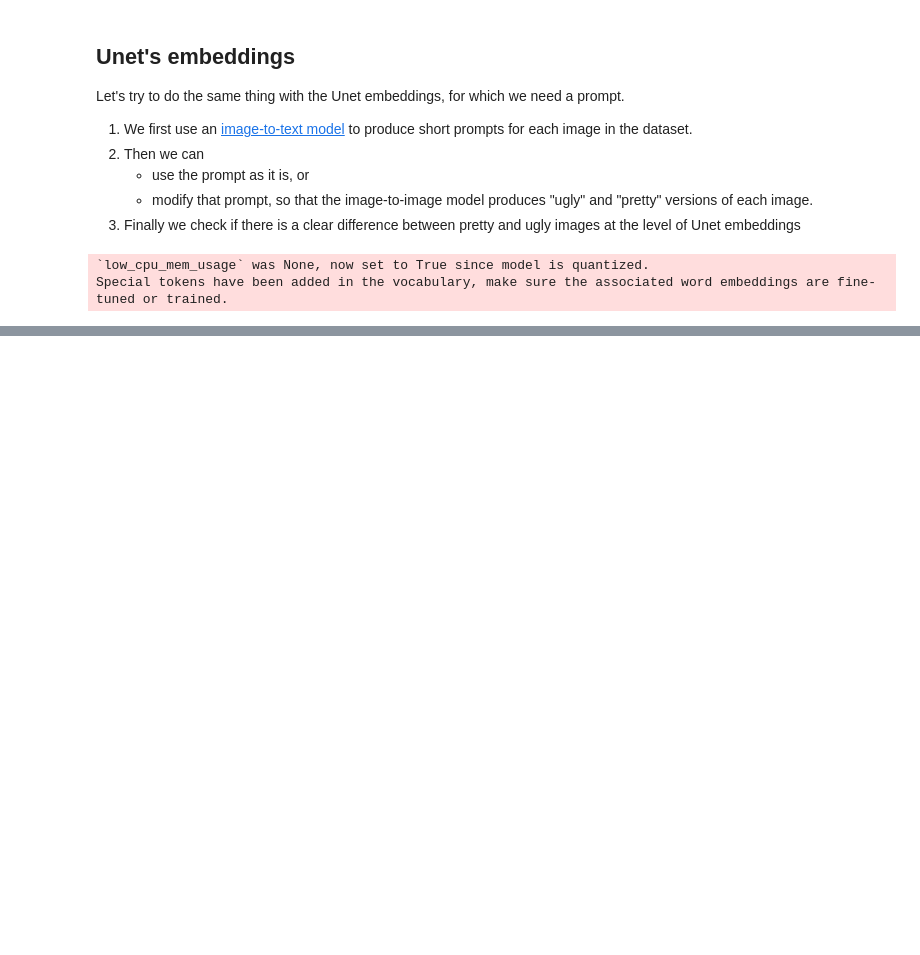
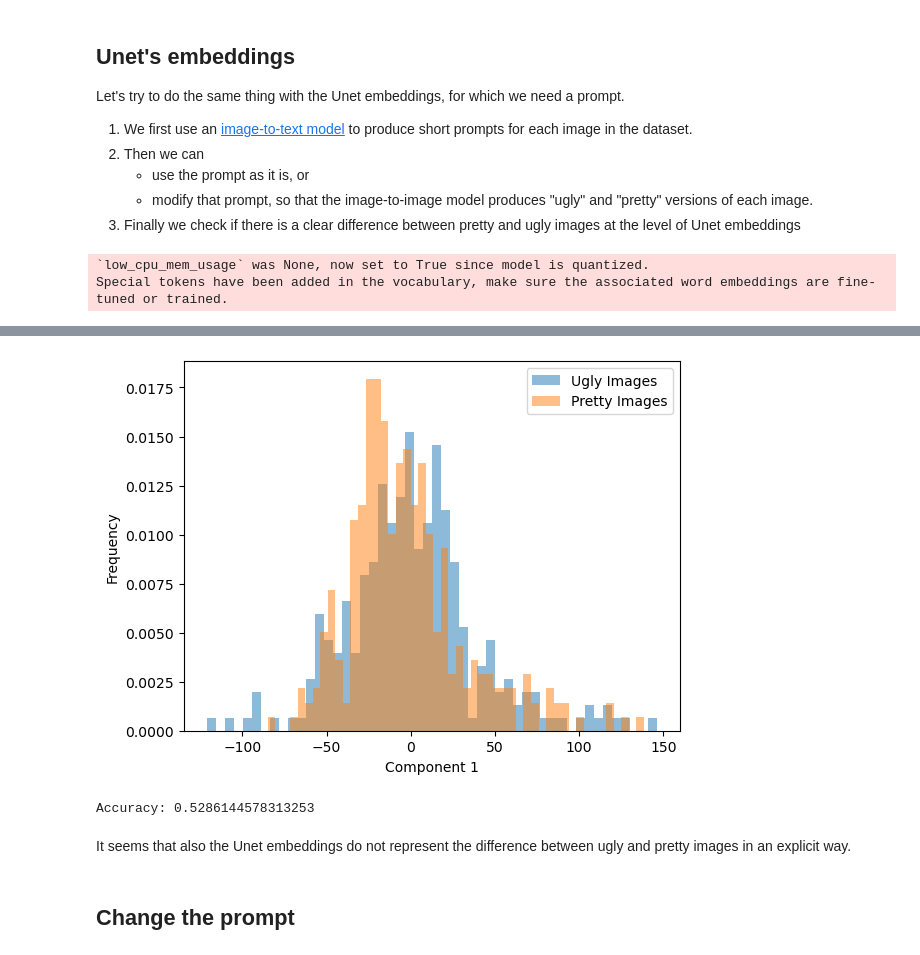
Before and after one commit to eloMG/gen-ai-photography, a Jupyter notebook: esthetic.ipynb, the cells around one changed output, grey strips where cells are left out. Saved outputs shown, nothing was run; the diff lists cells and outputs as text; code cells hidden in the pictures; blank space fills up the shorter version.

```diff
--- a/esthetic.ipynb
+++ b/esthetic.ipynb
@@ -324,0 +401,38 @@ l = ['Two butterflies are perched on a plant, one on the left and the other on t
+# %%
+plt.hist(ugly_img[:, 0], density=True, bins=50, alpha=0.5, label='Ugly Images')
+plt.hist(pretty_img[:, 0], density=True, bins=50, alpha=0.5, label='Pretty Images')
+plt.xlabel('Component 1')
+plt.ylabel('Frequency')
+plt.legend()
+plt.show()
+# %% [output]
+[figure, added]
+# %%
+from sklearn.model_selection import train_test_split
+from sklearn.linear_model import LogisticRegression
+from sklearn.metrics import accuracy_score
+
+pretty_idx = scores > 0.5
+
+# Split the data into train and test sets
+embeds = rearrange(n_latents, 'b c w h -> b (c w h)')
+X_train, X_test, y_train, y_test = train_test_split(embeds, pretty_idx, test_size=0.2, random_state=42)
+
+# Create a logistic regression classifier
+classifier = LogisticRegression(max_iter=1000)
+
+# Train the classifier
+classifier.fit(X_train, y_train)
+
+# Predict on the test set
+y_pred = classifier.predict(X_test)
+
+# Calculate accuracy
+accuracy = accuracy_score(y_test, y_pred)
+print("Accuracy:", accuracy)
+# %% [output]
+Accuracy: 0.5286144578313253
+# %% [markdown]
+It seems that also the Unet embeddings do not represent the difference between ugly and pretty images in an explicit way.
+# %% [markdown]
+## Change the prompt
```
Also changed, not shown: parts of 14 cells of this notebook.
